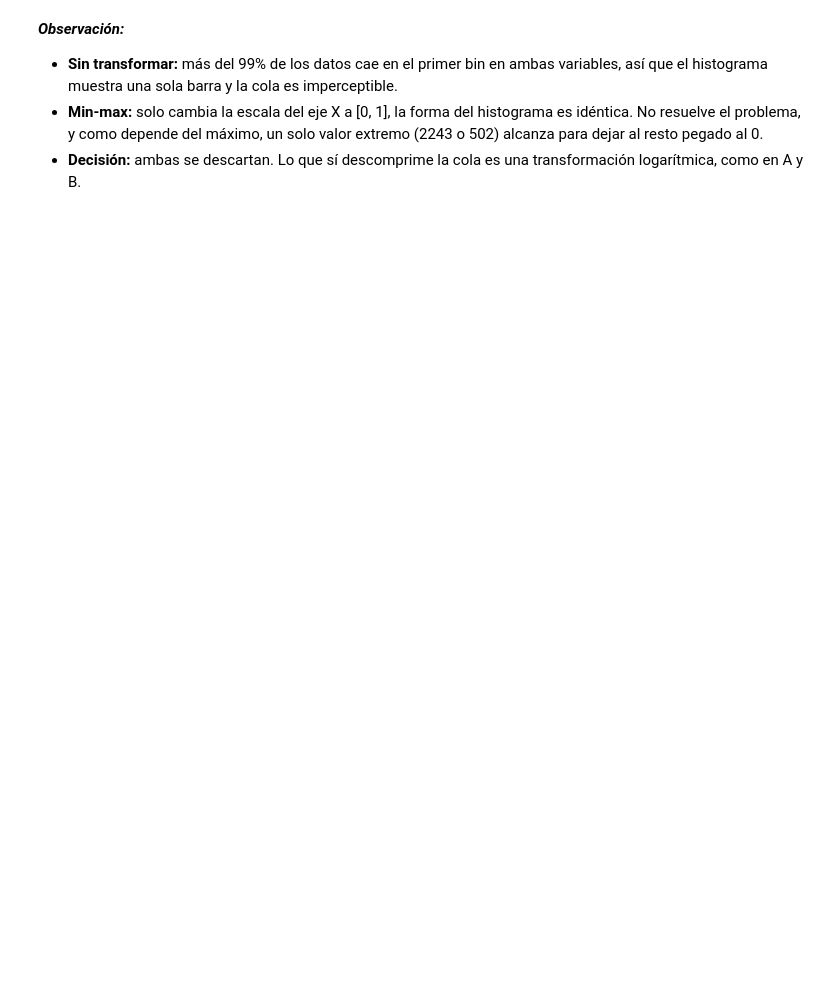
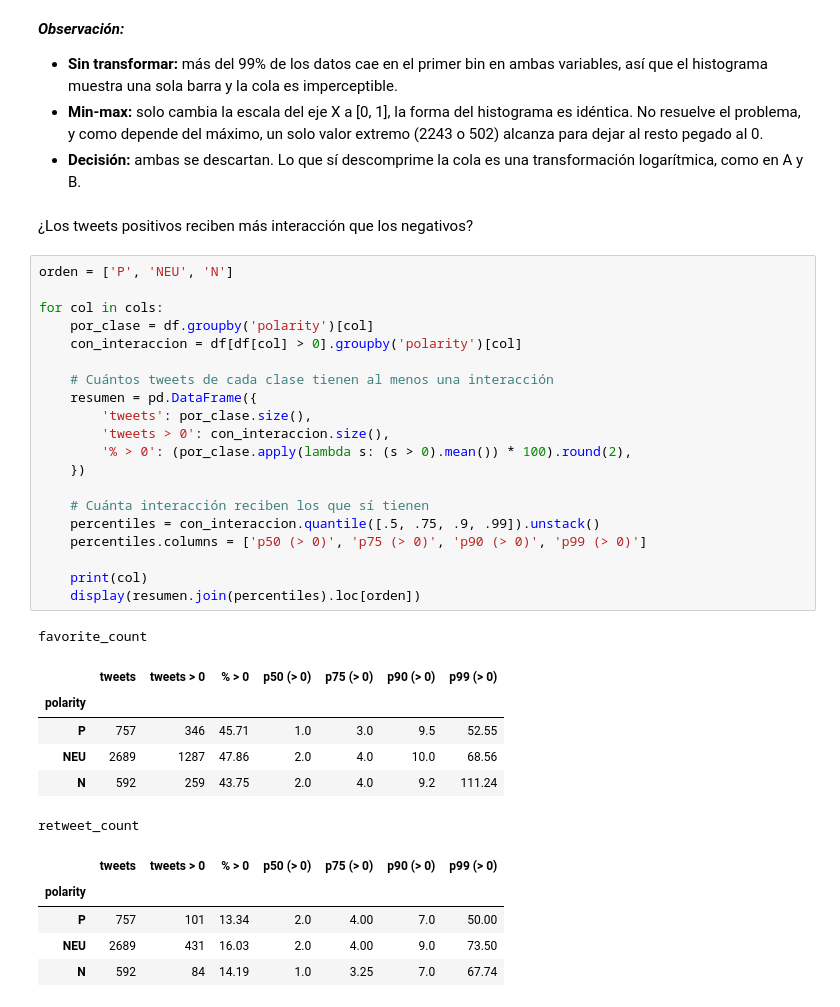
Before and after one commit to Barlita03/TP-CienciasDeDatos, a Jupyter notebook: TP1_CdD.ipynb, the cells around one changed output. Saved outputs shown, nothing was run; the diff lists cells and outputs as text; blank space fills up the shorter version.

```diff
--- a/TP1_CdD.ipynb
+++ b/TP1_CdD.ipynb
@@ -177,3 +199,38 @@ plt.show()
 * **Sin transformar:** más del 99% de los datos cae en el primer bin en ambas variables, así que el histograma muestra una sola barra y la cola es imperceptible.
 * **Min-max:** solo cambia la escala del eje X a [0, 1], la forma del histograma es idéntica. No resuelve el problema, y como depende del máximo, un solo valor extremo (2243 o 502) alcanza para dejar al resto pegado al 0.
 * **Decisión:** ambas se descartan. Lo que sí descomprime la cola es una transformación logarítmica, como en A y B.
+# %% [markdown]
+¿Los tweets positivos reciben más interacción que los negativos?
+# %%
+orden = ['P', 'NEU', 'N']
+
+for col in cols:
+    por_clase = df.groupby('polarity')[col]
+    con_interaccion = df[df[col] > 0].groupby('polarity')[col]
+
+    # Cuántos tweets de cada clase tienen al menos una interacción
+    resumen = pd.DataFrame({
+        'tweets': por_clase.size(),
+        'tweets > 0': con_interaccion.size(),
+        '% > 0': (por_clase.apply(lambda s: (s > 0).mean()) * 100).round(2),
+    })
+
+    # Cuánta interacción reciben los que sí tienen
+    percentiles = con_interaccion.quantile([.5, .75, .9, .99]).unstack()
+    percentiles.columns = ['p50 (> 0)', 'p75 (> 0)', 'p90 (> 0)', 'p99 (> 0)']
+
+    print(col)
+    display(resumen.join(percentiles).loc[orden])
+# %% [output]
+favorite_count
+|  | tweets | tweets > 0 | % > 0 | p50 (> 0) | p75 (> 0) | p90 (> 0) | p99 (> 0) |
+| polarity |  |  |  |  |  |  |  |
+| P | 757 | 346 | 45.71 | 1.0 | 3.0 | 9.5 | 52.55 |
+| NEU | 2689 | 1287 | 47.86 | 2.0 | 4.0 | 10.0 | 68.56 |
+| N | 592 | 259 | 43.75 | 2.0 | 4.0 | 9.2 | 111.24 |
+retweet_count
+|  | tweets | tweets > 0 | % > 0 | p50 (> 0) | p75 (> 0) | p90 (> 0) | p99 (> 0) |
+| polarity |  |  |  |  |  |  |  |
+| P | 757 | 101 | 13.34 | 2.0 | 4.00 | 7.0 | 50.00 |
+| NEU | 2689 | 431 | 16.03 | 2.0 | 4.00 | 9.0 | 73.50 |
+| N | 592 | 84 | 14.19 | 1.0 | 3.25 | 7.0 | 67.74 |
```
Also changed, not shown: parts of 13 cells of this notebook, 2 other files.
